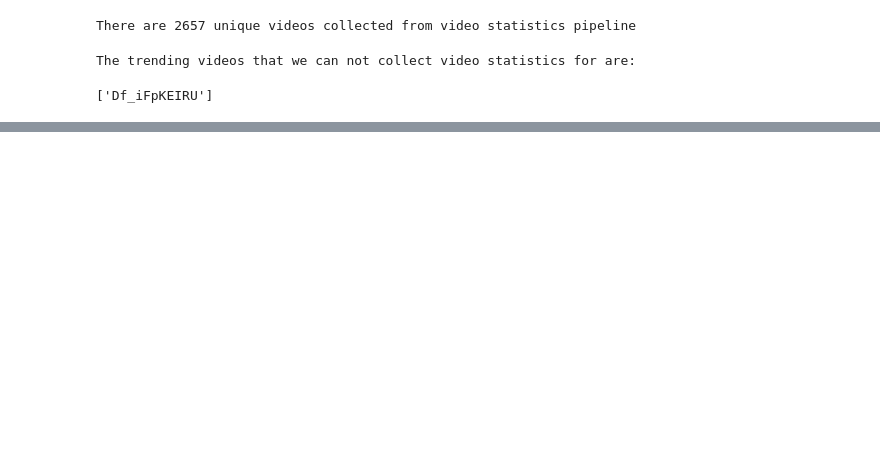
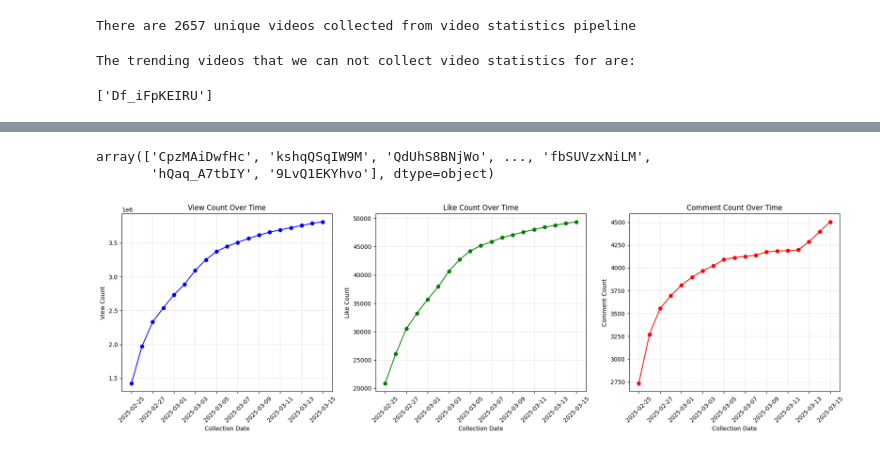
Before and after one commit to gpsyrou/tube-virality, a Jupyter notebook: analysis/Youtube Virality Predictor.ipynb, the cells around one changed output, grey strips where cells are left out. Drawn from its saved outputs; the diff is of its cells as text; code cells hidden in the pictures; blank space fills up the shorter version.

```diff
--- a/analysis/Youtube Virality Predictor.ipynb
+++ b/analysis/Youtube Virality Predictor.ipynb
@@ -450,0 +553,13 @@ video_stats_df_stage.groupby(['video_id', 'published_at']).agg(
+# %%
+video_stats_df_stage.video_id.unique()
+# %% [output]
+array(['CpzMAiDwfHc', 'kshqQSqIW9M', 'QdUhS8BNjWo', ..., 'fbSUVzxNiLM',
+       'hQaq_A7tbIY', '9LvQ1EKYhvo'], dtype=object)
+# %%
+video_stats_visualizer = VideoMetricsVisualizer(video_stats_df_stage)
+# %%
+video_id = 'CpzMAiDwfHc'
+# %%
+video_stats_visualizer.plot_video_metrics_over_time(video_id).show()
+# %% [output]
+[figure, added]
```
Also changed, not shown: parts of 8 cells of this notebook.
